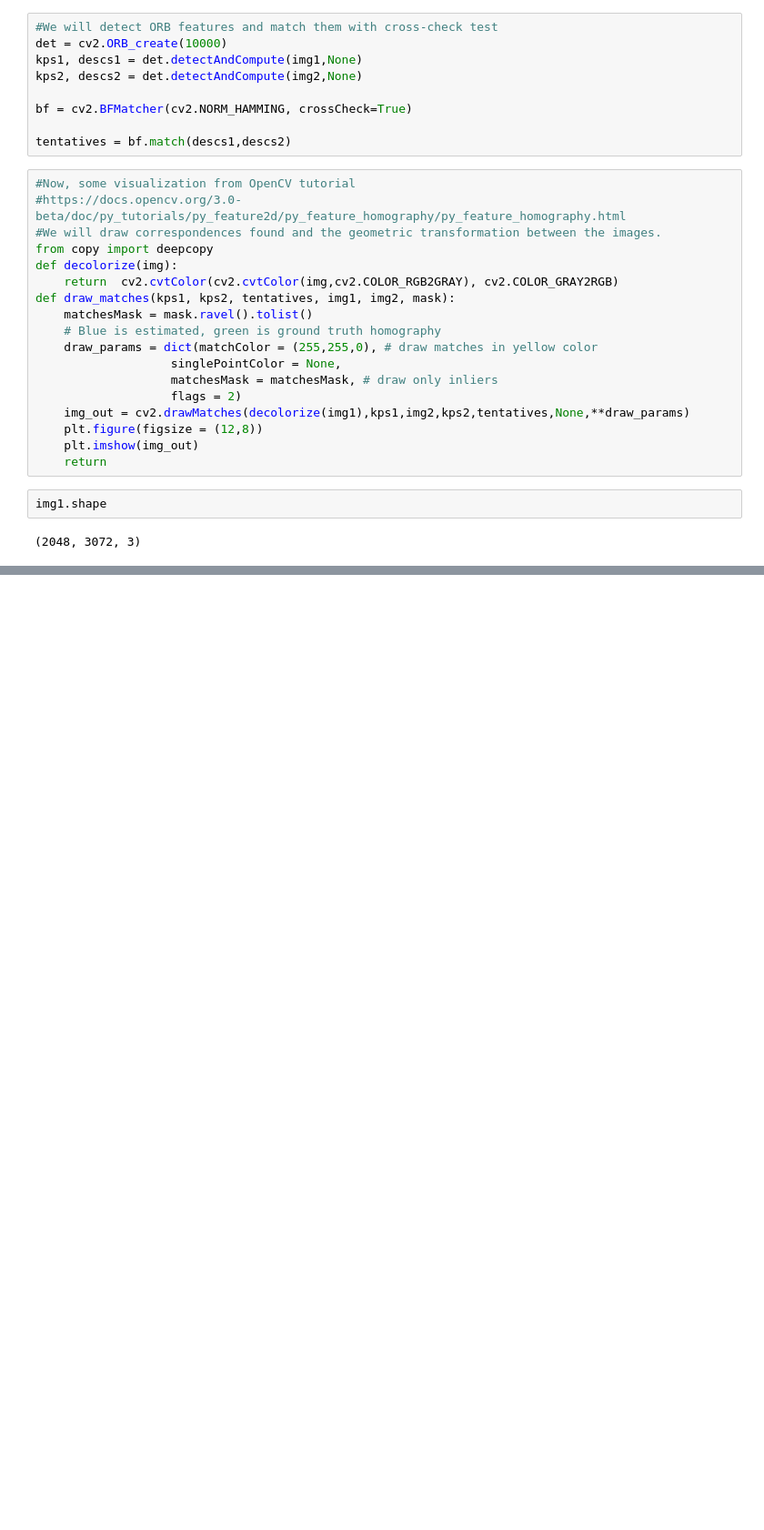
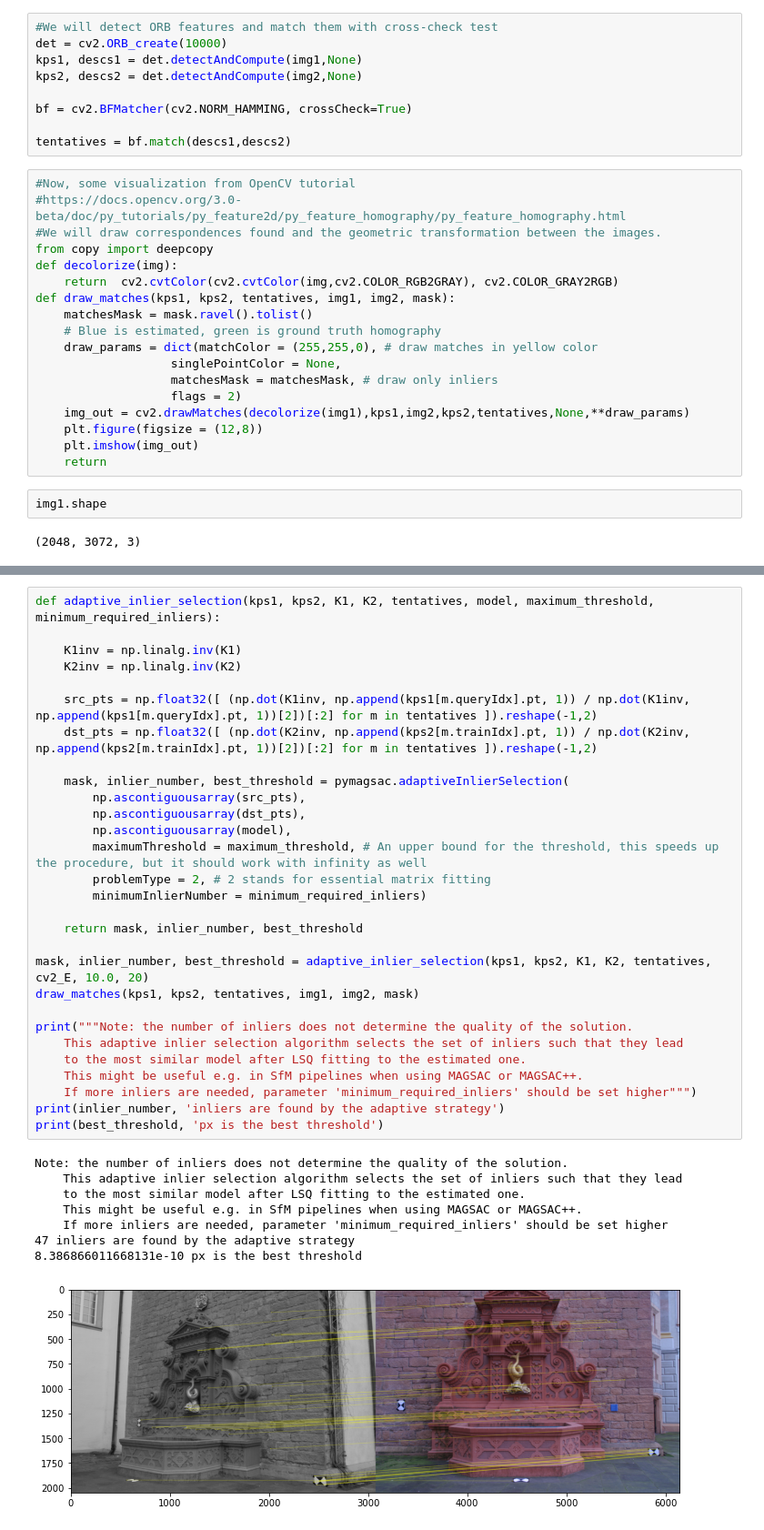
Before and after one commit to danini/magsac, a Jupyter notebook: examples/example_essential_matrix.ipynb, the cells around one changed output, grey strips where cells are left out. Shown at 91% size. Drawn from its saved outputs; the diff is of its cells as text; blank space fills up the shorter version.

Commit message:
Examples for the adaptive inlier selection.

```diff
--- a/examples/example_essential_matrix.ipynb
+++ b/examples/example_essential_matrix.ipynb
@@ -115,3 +117,41 @@ Note that the inlier number does not determine the quality of the solution since
 [figure]
 [figure]
 [figure]
+# %%
+def adaptive_inlier_selection(kps1, kps2, K1, K2, tentatives, model, maximum_threshold, minimum_required_inliers):
+
+    K1inv = np.linalg.inv(K1)
+    K2inv = np.linalg.inv(K2)
+
+    src_pts = np.float32([ (np.dot(K1inv, np.append(kps1[m.queryIdx].pt, 1)) / np.dot(K1inv, np.append(kps1[m.queryIdx].pt, 1))[2])[:2] for m in tentatives ]).reshape(-1,2)
+    dst_pts = np.float32([ (np.dot(K2inv, np.append(kps2[m.trainIdx].pt, 1)) / np.dot(K2inv, np.append(kps2[m.trainIdx].pt, 1))[2])[:2] for m in tentatives ]).reshape(-1,2)
+
+    mask, inlier_number, best_threshold = pymagsac.adaptiveInlierSelection(
+        np.ascontiguousarray(src_pts),
+        np.ascontiguousarray(dst_pts),
+        np.ascontiguousarray(model),
+        maximumThreshold = maximum_threshold, # An upper bound for the threshold, this speeds up the procedure, but it should work with infinity as well
+        problemType = 2, # 2 stands for essential matrix fitting
+        minimumInlierNumber = minimum_required_inliers)
+
+    return mask, inlier_number, best_threshold
+
+mask, inlier_number, best_threshold = adaptive_inlier_selection(kps1, kps2, K1, K2, tentatives, cv2_E, 10.0, 20)
+draw_matches(kps1, kps2, tentatives, img1, img2, mask)
+
+print("""Note: the number of inliers does not determine the quality of the solution.
+    This adaptive inlier selection algorithm selects the set of inliers such that they lead
+    to the most similar model after LSQ fitting to the estimated one.
+    This might be useful e.g. in SfM pipelines when using MAGSAC or MAGSAC++.
+    If more inliers are needed, parameter 'minimum_required_inliers' should be set higher""")
+print(inlier_number, 'inliers are found by the adaptive strategy')
+print(best_threshold, 'px is the best threshold')
+# %% [output]
+Note: the number of inliers does not determine the quality of the solution.
+    This adaptive inlier selection algorithm selects the set of inliers such that they lead
+    to the most similar model after LSQ fitting to the estimated one.
+    This might be useful e.g. in SfM pipelines when using MAGSAC or MAGSAC++.
+    If more inliers are needed, parameter 'minimum_required_inliers' should be set higher
+47 inliers are found by the adaptive strategy
+8.386866011668131e-10 px is the best threshold
+[figure, added]
```
Also changed, not shown: parts of 2 cells of this notebook, 3 other files.
